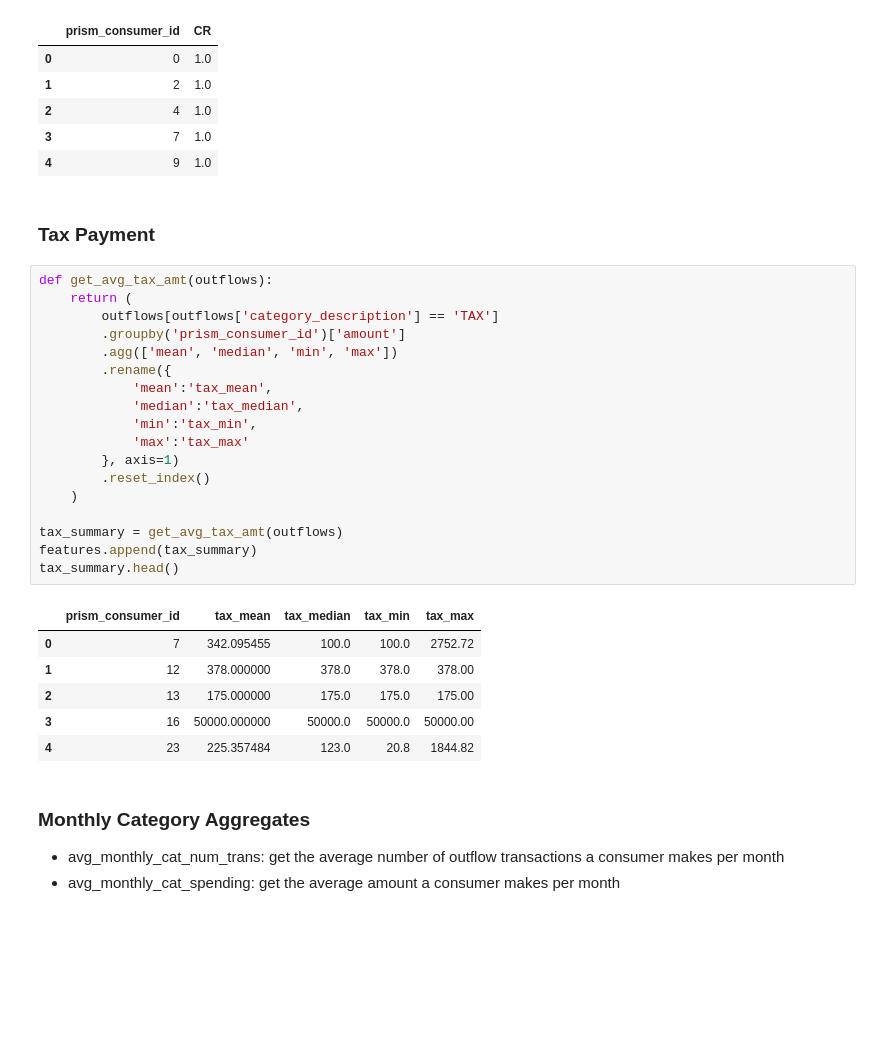
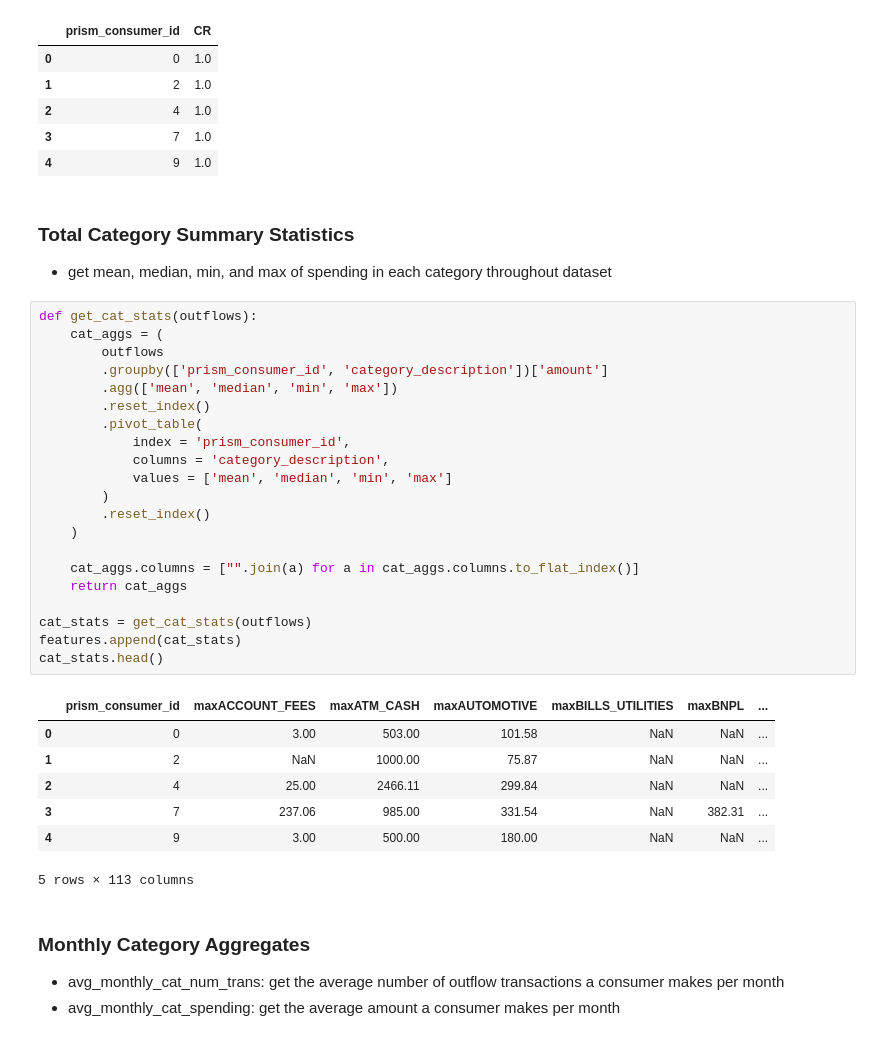
Before and after one commit to JiaDarren/DSC_180A, a Jupyter notebook: notebooks/risk_predictor.ipynb, the cells around one changed output. Cells and saved outputs as stored; diff of their text form; blank space fills up the shorter version.

Commit message:
changed tax summary stats to include all outflow categories, added cumulative weighted outflow value, changed P2 training metric to BSELoss, edited model to include final sigmoid layer

```diff
--- a/notebooks/risk_predictor.ipynb
+++ b/notebooks/risk_predictor.ipynb
@@ -415,33 +416,38 @@ CR.head()
 | 2 | 4 | 1.0 |
 | 3 | 7 | 1.0 |
 | 4 | 9 | 1.0 |
-# %% [markdown]
-### Tax Payment
+# %% [markdown]
+### Total Category Summary Statistics
+ - get mean, median, min, and max of spending in each category throughout dataset
 # %%
-def get_avg_tax_amt(outflows):
-    return (
-        outflows[outflows['category_description'] == 'TAX']
-        .groupby('prism_consumer_id')['amount']
+def get_cat_stats(outflows):
+    cat_aggs = (
+        outflows
+        .groupby(['prism_consumer_id', 'category_description'])['amount']
         .agg(['mean', 'median', 'min', 'max'])
-        .rename({
-            'mean':'tax_mean',
-            'median':'tax_median',
-            'min':'tax_min',
-            'max':'tax_max'
-        }, axis=1)
+        .reset_index()
+        .pivot_table(
+            index = 'prism_consumer_id',
+            columns = 'category_description',
+            values = ['mean', 'median', 'min', 'max']
+        )
         .reset_index()
     )
 
-tax_summary = get_avg_tax_amt(outflows)
-features.append(tax_summary)
-tax_summary.head()
+    cat_aggs.columns = ["".join(a) for a in cat_aggs.columns.to_flat_index()]
+    return cat_aggs
+
+cat_stats = get_cat_stats(outflows)
+features.append(cat_stats)
+cat_stats.head()
 # %% [output]
-|  | prism_consumer_id | tax_mean | tax_median | tax_min | tax_max |
-| 0 | 7 | 342.095455 | 100.0 | 100.0 | 2752.72 |
-| 1 | 12 | 378.000000 | 378.0 | 378.0 | 378.00 |
-| 2 | 13 | 175.000000 | 175.0 | 175.0 | 175.00 |
-| 3 | 16 | 50000.000000 | 50000.0 | 50000.0 | 50000.00 |
-| 4 | 23 | 225.357484 | 123.0 | 20.8 | 1844.82 |
+|  | prism_consumer_id | maxACCOUNT_FEES | maxATM_CASH | maxAUTOMOTIVE | maxBILLS_UTILITIES | maxBNPL | ... |
+| 0 | 0 | 3.00 | 503.00 | 101.58 | NaN | NaN | ... |
+| 1 | 2 | NaN | 1000.00 | 75.87 | NaN | NaN | ... |
+| 2 | 4 | 25.00 | 2466.11 | 299.84 | NaN | NaN | ... |
+| 3 | 7 | 237.06 | 985.00 | 331.54 | NaN | 382.31 | ... |
+| 4 | 9 | 3.00 | 500.00 | 180.00 | NaN | NaN | ... |
+5 rows × 113 columns
 # %% [markdown]
 ### Monthly Category Aggregates
 - avg_monthly_cat_num_trans: get the average number of outflow transactions a consumer makes per month
```
Also changed, not shown: parts of 19 cells of this notebook, 1 other file.
